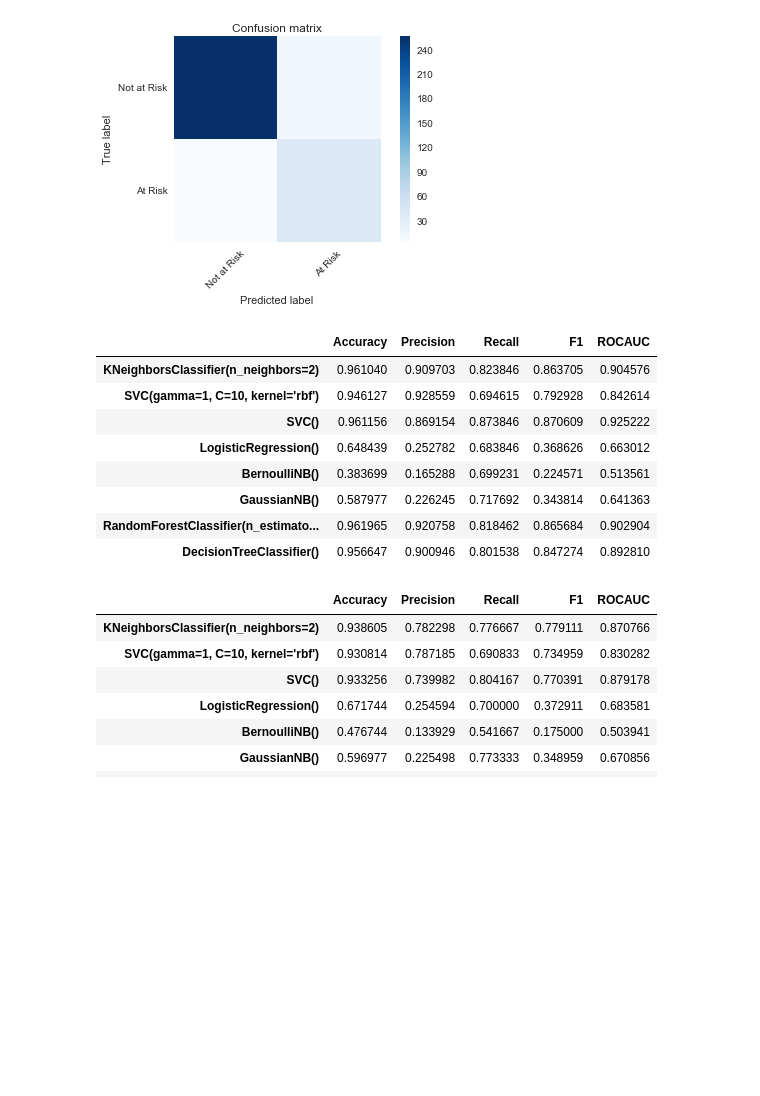
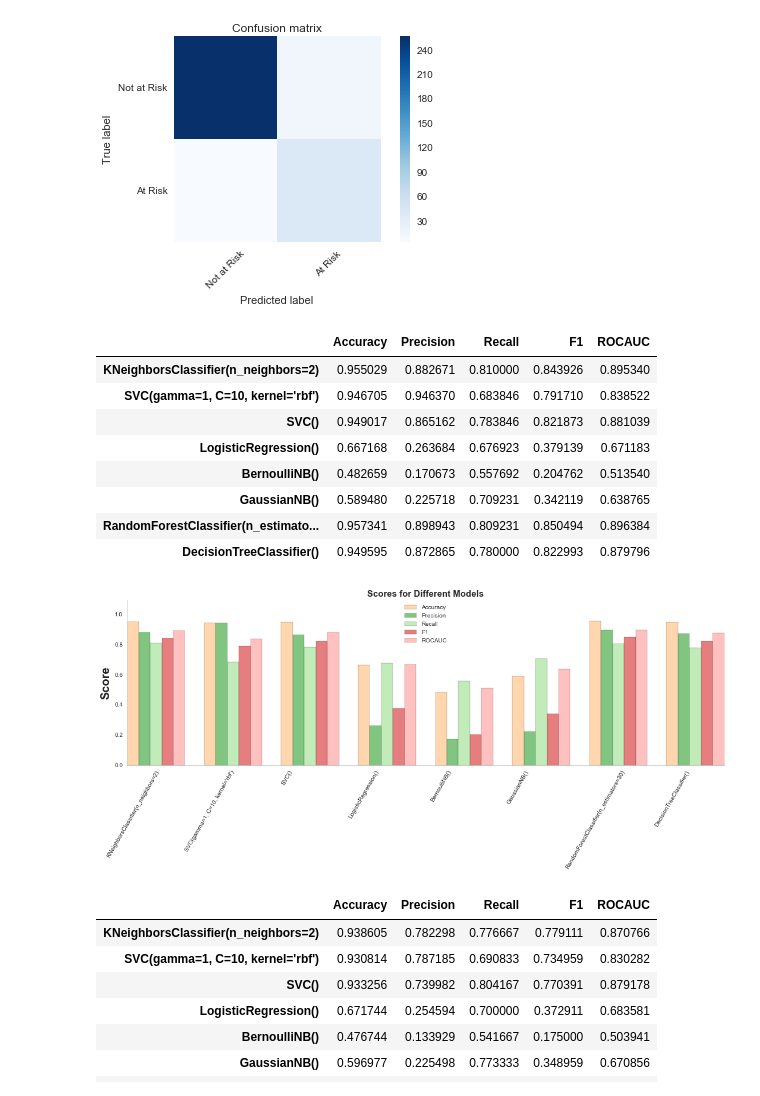
Before and after one commit to emilyhoughkovacs/humanitarian_unrest_classifier, a Jupyter notebook: ken_m/analyze_sql_data_multiyear.ipynb, the cells around one changed output. Drawn from its saved outputs; the diff is of its cells as text; code cells hidden in the pictures; blank space fills up the shorter version.

```diff
--- a/ken_m/analyze_sql_data_multiyear.ipynb
+++ b/ken_m/analyze_sql_data_multiyear.ipynb
@@ -821,8 +827,8 @@ class getCrossValScoresBySSS(object):
             y_train, y_test = y.ix[train_index], y.ix[test_index]
 
             #remove data of test year from train set
-            X_train = X_train.loc[X_train.index.get_level_values('year') != year+year_delta]
-            y_train = y_train.loc[y_train.index.get_level_values('year') != year+year_delta]
+            X_train = X_train.loc[X_train.index.get_level_values('year') < year+year_delta]
+            y_train = y_train.loc[y_train.index.get_level_values('year') < year+year_delta]
 
             #Year prior is used later as the comparison between the desired year and its year prior
             _,year_prior = self.test_conversion_for_year(year=year, y_delta=(year_delta-1))
@@ -1080,17 +1086,18 @@ f1: 0.8394679065552476
 ROC AUC: 0.899034749034749
 [figure]
 # %%
-pol_modeling.get_multi_models(year=2011, year_delta=1)
+pol_modeling.get_multi_models(year=2011, year_delta=1, make_single_plot=True)
 # %% [output]
 |  | Accuracy | Precision | Recall | F1 | ROCAUC |
-| KNeighborsClassifier(n_neighbors=2) | 0.961040 | 0.909703 | 0.823846 | 0.863705 | 0.904576 |
-| SVC(gamma=1, C=10, kernel='rbf') | 0.946127 | 0.928559 | 0.694615 | 0.792928 | 0.842614 |
-| SVC() | 0.961156 | 0.869154 | 0.873846 | 0.870609 | 0.925222 |
-| LogisticRegression() | 0.648439 | 0.252782 | 0.683846 | 0.368626 | 0.663012 |
-| BernoulliNB() | 0.383699 | 0.165288 | 0.699231 | 0.224571 | 0.513561 |
-| GaussianNB() | 0.587977 | 0.226245 | 0.717692 | 0.343814 | 0.641363 |
-| RandomForestClassifier(n_estimato... | 0.961965 | 0.920758 | 0.818462 | 0.865684 | 0.902904 |
-| DecisionTreeClassifier() | 0.956647 | 0.900946 | 0.801538 | 0.847274 | 0.892810 |
+| KNeighborsClassifier(n_neighbors=2) | 0.955029 | 0.882671 | 0.810000 | 0.843926 | 0.895340 |
+| SVC(gamma=1, C=10, kernel='rbf') | 0.946705 | 0.946370 | 0.683846 | 0.791710 | 0.838522 |
+| SVC() | 0.949017 | 0.865162 | 0.783846 | 0.821873 | 0.881039 |
+| LogisticRegression() | 0.667168 | 0.263684 | 0.676923 | 0.379139 | 0.671183 |
+| BernoulliNB() | 0.482659 | 0.170673 | 0.557692 | 0.204762 | 0.513540 |
+| GaussianNB() | 0.589480 | 0.225718 | 0.709231 | 0.342119 | 0.638765 |
+| RandomForestClassifier(n_estimato... | 0.957341 | 0.898943 | 0.809231 | 0.850494 | 0.896384 |
+| DecisionTreeClassifier() | 0.949595 | 0.872865 | 0.780000 | 0.822993 | 0.879796 |
+[figure, added]
 # %%
 pol_modeling.get_multi_models(year=2011, year_delta=2)
 # %% [output]
```
Also changed, not shown: parts of 3 cells of this notebook, 1 other file.
